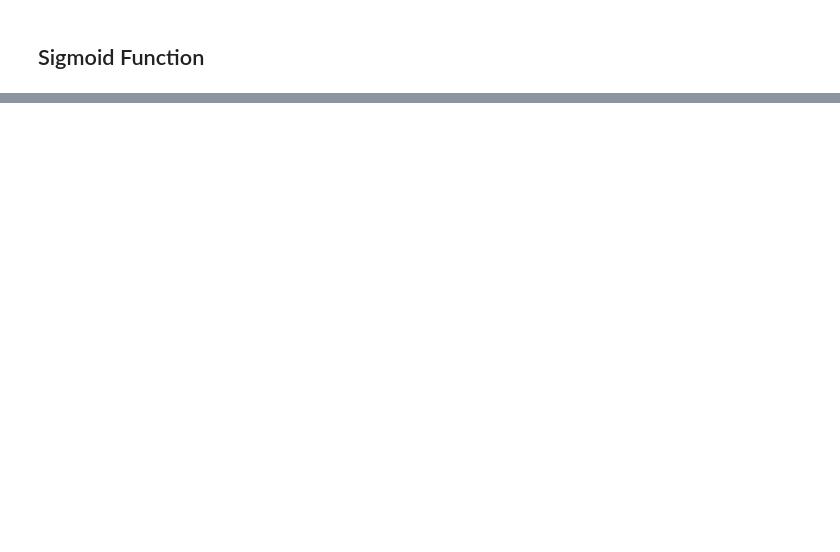
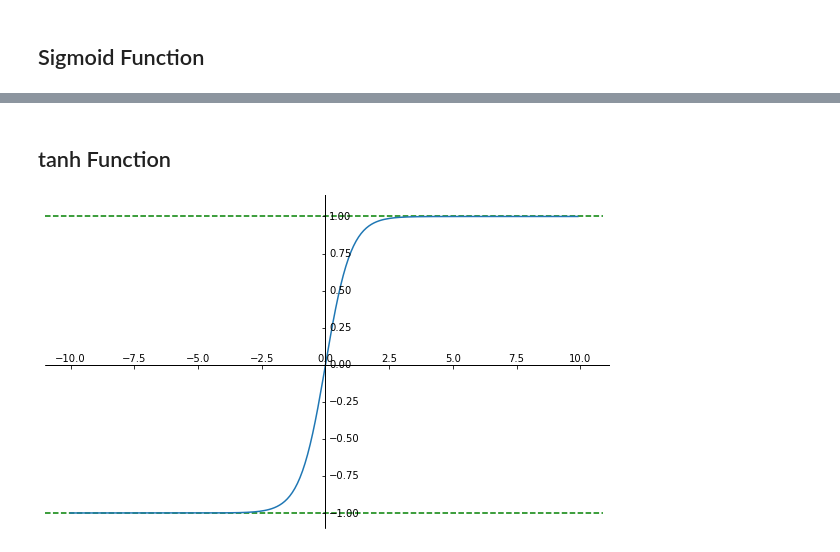
Before and after one commit to Ray-gith/deep-learning-notes, a Jupyter notebook: md_plot.ipynb, the cells around one changed output, grey strips where cells are left out. Saved outputs shown, nothing was run; the diff lists cells and outputs as text; code cells hidden in the pictures; blank space fills up the shorter version.

```diff
--- a/md_plot.ipynb
+++ b/md_plot.ipynb
@@ -34,0 +35,35 @@ plt.savefig('source/sigmoid_funtion.svg', transparent=True)
+# %% [markdown]
+## tanh Function
+# %%
+import numpy as np
+import matplotlib.pyplot as plt
+import mpl_toolkits.axisartist as axisartist
+
+#创建画布
+fig = plt.figure(figsize=(10, 6))
+#使用axisartist.Subplot方法创建一个绘图区对象ax
+ax = axisartist.Subplot(fig, 111)
+#将绘图区对象添加到画布中
+fig.add_axes(ax)
+x = np.arange(-10, 10, .1)
+y = (np.exp(x) - np.exp(-x)) / (np.exp(x) + np.exp(-x))
+
+#通过set_visible方法设置绘图区所有坐标轴隐藏
+ax.axis[:].set_visible(False)
+
+#ax.new_floating_axis代表添加新的坐标轴
+ax.axis["x"] = ax.new_floating_axis(0,0)
+#给x坐标轴加上箭头
+ax.axis["x"].set_axisline_style("-|>", size = 2.0)
+#添加y坐标轴，且加上箭头
+ax.axis["y"] = ax.new_floating_axis(1,0)
+ax.axis["y"].set_axisline_style("-|>", size = 2.0)
+#设置x、y轴上刻度显示方向
+ax.axis["x"].set_axis_direction("top")
+ax.axis["y"].set_axis_direction("right")
+ax.axhline(y=-1, color='g', ls='--')
+ax.axhline(y=1, color='g', ls='--')
+ax.plot(x, y)
+plt.savefig('source/tanh_funtion.svg', transparent=True)
+# %% [output]
+[figure, added]
```
Also changed, not shown: parts of 5 cells of this notebook.
